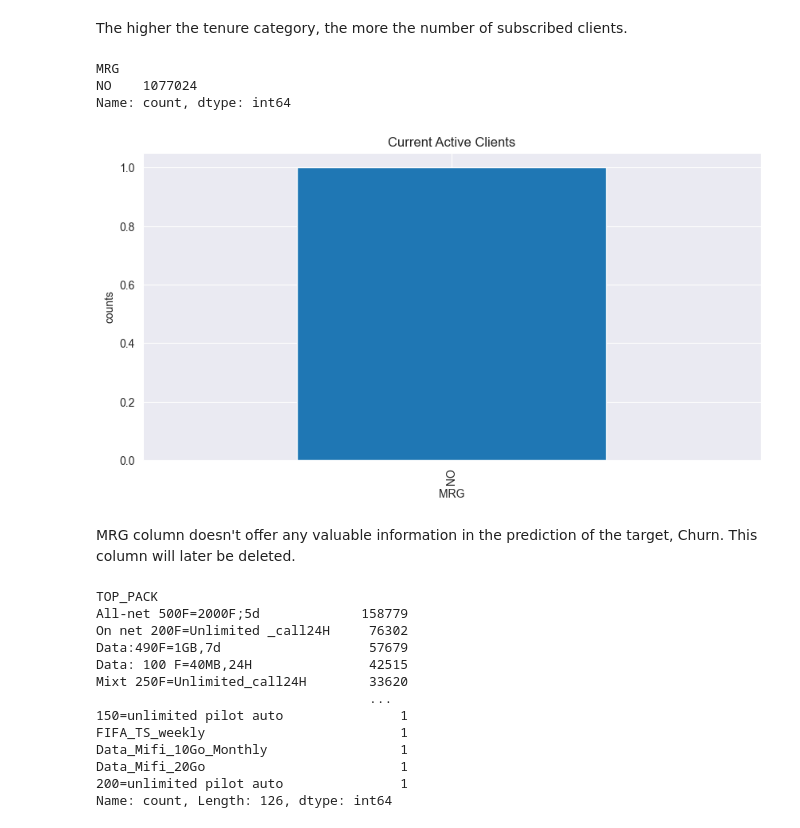
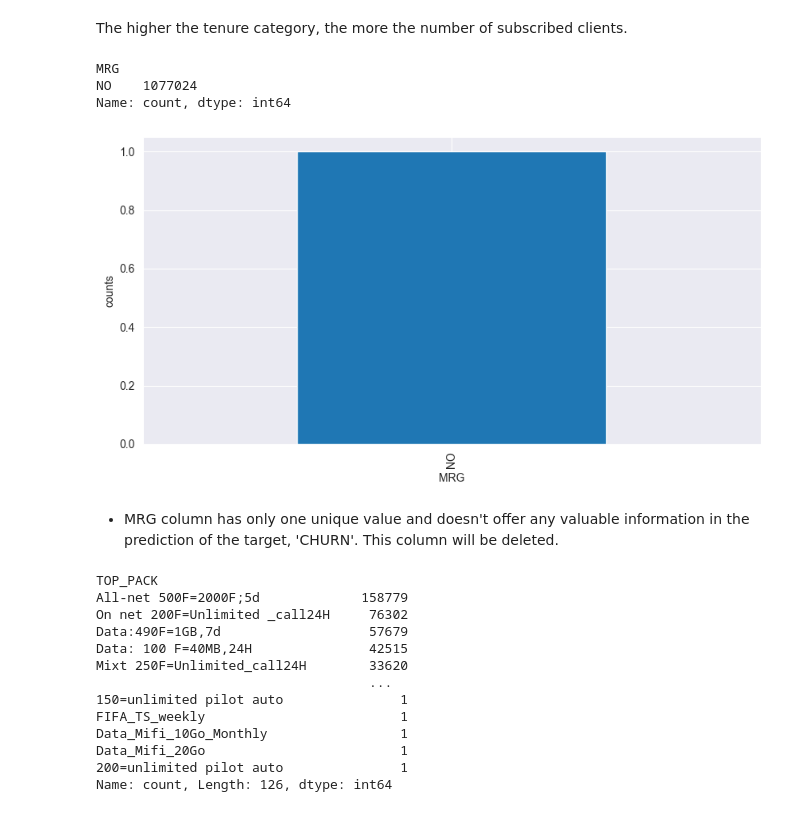
Before and after one commit to kaitany/Capstone_Project, a Jupyter notebook: notebook/customer_churn.ipynb, the cells around one changed output. Saved outputs shown, nothing was run; the diff lists cells and outputs as text; code cells hidden in the pictures.

```diff
--- a/notebook/customer_churn.ipynb
+++ b/notebook/customer_churn.ipynb
@@ -391,20 +476,19 @@ The higher the tenure category, the more the number of subscribed clients.
 # %%
 #visualization of current clients who have not planned to leave
 
 print(train['MRG'].value_counts())
 plt.figure(figsize=(10,5))
 train['MRG'].value_counts(normalize=True).plot(kind='bar')
 plt.ylabel('counts')
 plt.xlabel('MRG')
-plt.title('Current Active Clients')
 plt.show();
 # %% [output]
 MRG
 NO    1077024
 Name: count, dtype: int64
-[figure, old version]
+[figure, new version]
 # %% [markdown]
-MRG column doesn't offer any valuable information in the prediction of the target, Churn. This column will later be deleted.
+* MRG column has only one unique value and doesn't offer any valuable information in the prediction of the target, 'CHURN'. This column will be deleted.
 # %%
 #TOP_PACK Feature
 print(train['TOP_PACK'].value_counts())
```
Also changed, not shown: parts of 71 cells of this notebook, 1 other file.
